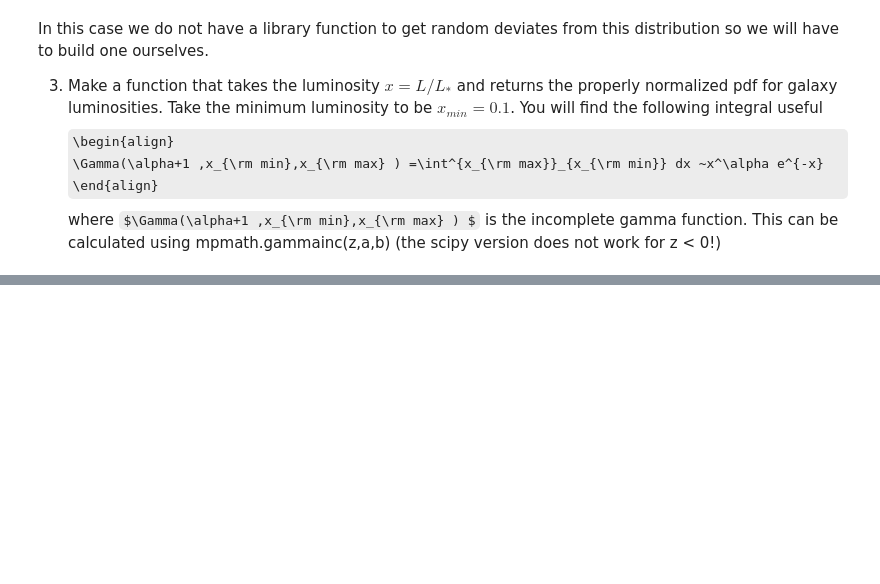
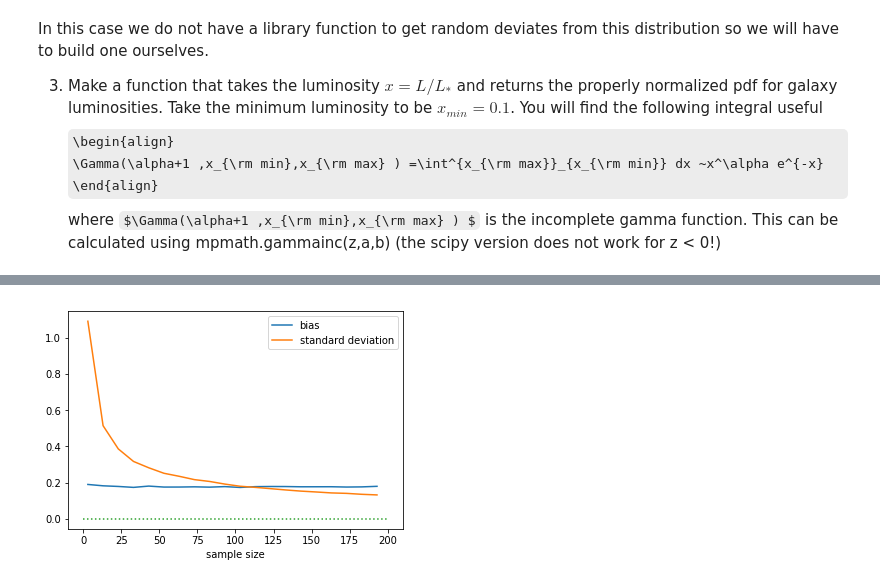
Before and after one commit to rbmetcalf/Practical-Statistics, a Jupyter notebook: tutorials/tut_03.ipynb, the cells around one changed output, grey strips where cells are left out. Saved outputs shown, nothing was run; the diff lists cells and outputs as text; code cells hidden in the pictures; some formulas as TeX source; blank space fills up the shorter version.

```diff
--- a/tutorials/tut_03.ipynb
+++ b/tutorials/tut_03.ipynb
@@ -188,2 +205,39 @@ standard deviation Lstar  0.08696280211615115
 # %%
 # 6) If you lower the minimum luminosity from 0.1 L_* to 0.05 L_* does the bias change ?
+# %%
+# 7) If you increase the sample size with L_min = 0.1 L* does the bias get smaller?
+# Make a plot of the bias as a function of the smaple size from 3 to 200.
+
+Nboot = 10000
+
+samples = range(3,200,10)
+Lstar_estimates = np.empty(Nboot)
+biases = np.empty(len(samples))
+stds =  np.empty(len(samples))
+j = 0
+for Nsample in samples :
+
+    for i in range(Nboot) :
+
+        u = np.random.uniform(0,1,Nsample)
+        lnx = quantile(u)
+        L = np.exp(lnx)
+
+        Lstar_estimates[i] = ( alpha*np.mean(L)/(alpha + 1) )
+        #Lstar_estimates[i] = estimator(L)
+
+    #print 'means Lstar',np.mean(Lstar_estimates)
+    #print 'standard deviation Lstar ',np.std(Lstar_estimates)
+
+    biases[j] = np.mean(Lstar_estimates) - 1
+    stds[j] = np.std(Lstar_estimates)
+    j += 1
+
+plt.plot(samples,biases,label='bias')
+plt.plot(samples,stds,label='standard deviation')
+plt.plot([0,200],[0,0],linestyle=':')
+plt.legend()
+plt.xlabel('sample size')
+plt.show()
+# %% [output]
+[figure, added]
```
Also changed, not shown: parts of 7 cells of this notebook.
